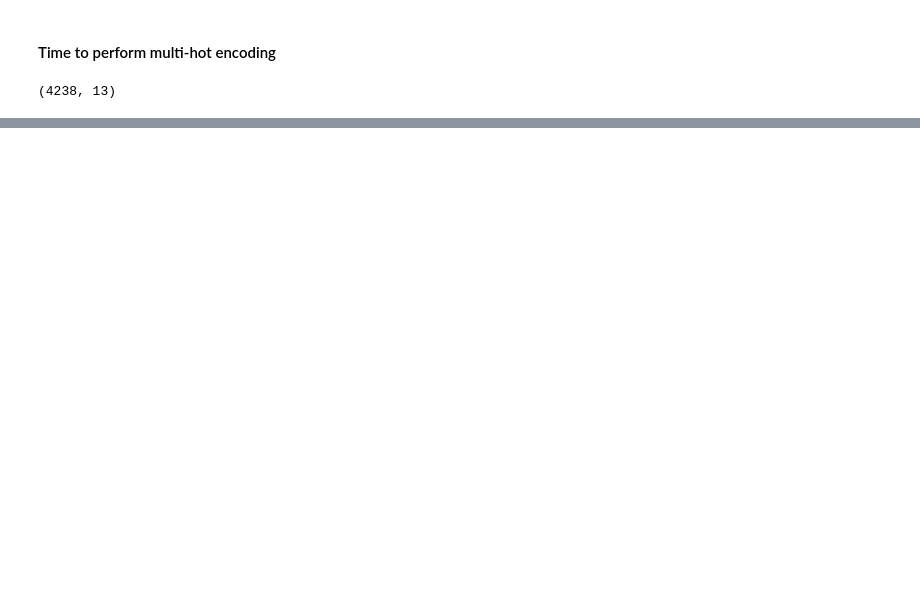
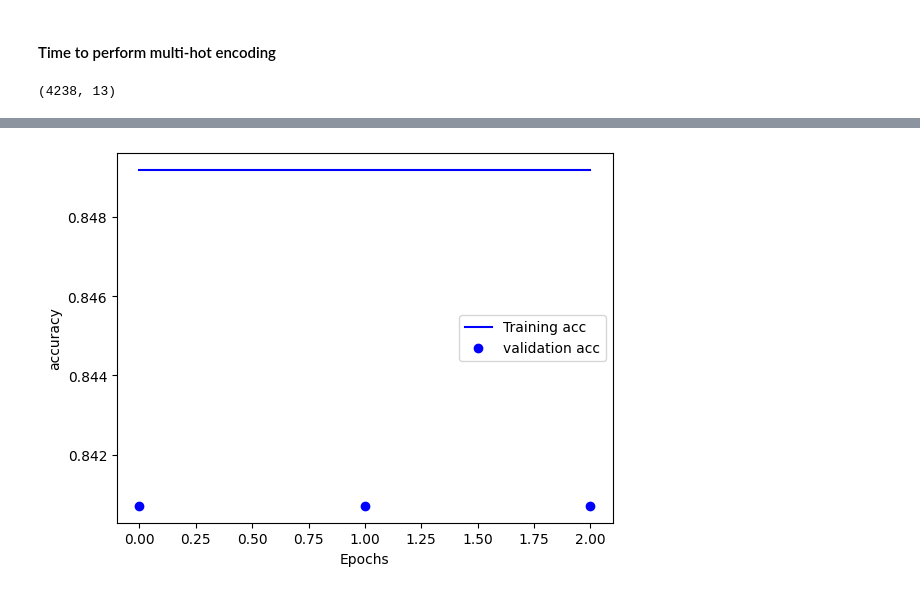
Before and after one commit to owolabi2001/classification_model_heart, a Jupyter notebook: mode.ipynb, the cells around one changed output, grey strips where cells are left out. Drawn from its saved outputs; the diff is of its cells as text; code cells hidden in the pictures; blank space fills up the shorter version.

```diff
--- a/mode.ipynb
+++ b/mode.ipynb
@@ -85,8 +79,8 @@ y_test = target.iloc[3391:]
 # %%
 model = tf.keras.Sequential([
     tf.keras.layers.CategoryEncoding(num_tokens=number_token,output_mode='multi_hot'),
-    tf.keras.layers.Dense(units=64,activation='relu'),
-    tf.keras.layers.Dense(units=64,activation='relu'),
+    tf.keras.layers.Dense(units=16,activation='relu'),
+    tf.keras.layers.Dense(units=20,activation='relu'),
     tf.keras.layers.Dense(units=1,activation='sigmoid'),
 
 ])
@@ -97,4 +92,4 @@ model.compile(
     metrics = ['accuracy']
 )
 # %%
-model.fit(x_train,y_train, epochs=5,validation_split=0.2,verbose=1,batch_size=120)
+history = model.fit(x_train,y_train, epochs=3,validation_split=0.2,verbose=0,batch_size=100)
@@ -112,0 +96,15 @@ Epoch 5/5
+# %%
+accuracy = history.history['accuracy']
+loss = history.history['loss']
+epoch = history.epoch
+val_loss = history.history['val_loss']
+val_accuracy = history.history['val_accuracy']
+# %%
+plt.plot(epoch,accuracy,"b", label="Training acc")
+plt.plot(epoch,val_accuracy,"bo", label="validation acc")
+plt.xlabel("Epochs")
+plt.ylabel("accuracy")
+plt.legend()
+plt.show()
+# %% [output]
+[figure, added]
```
Also changed, not shown: parts of 8 cells of this notebook.
